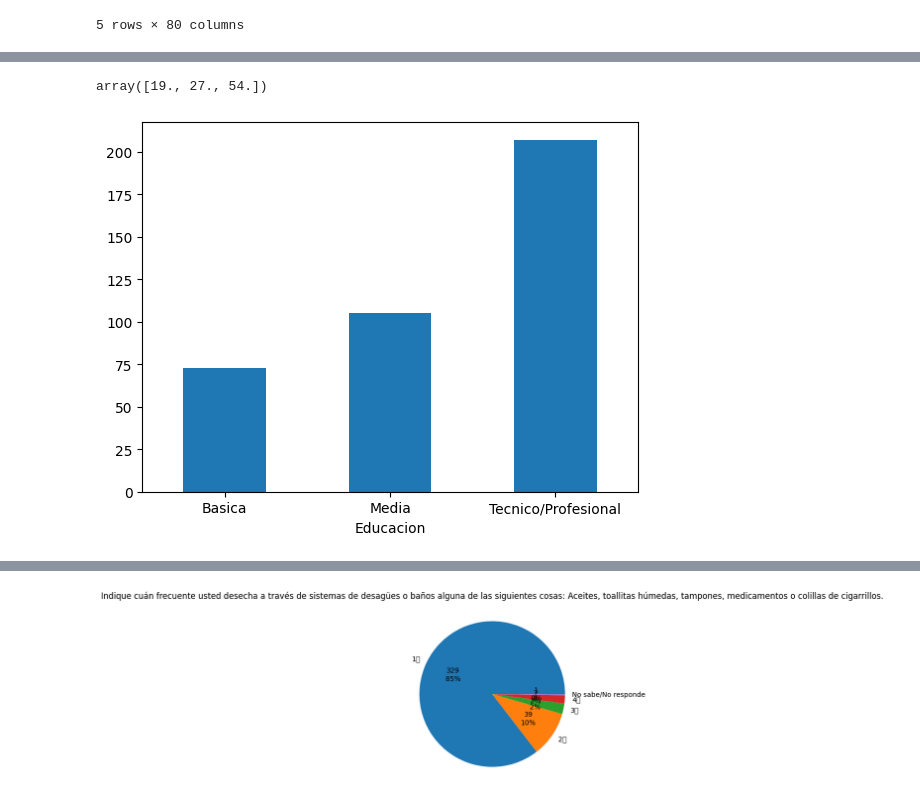
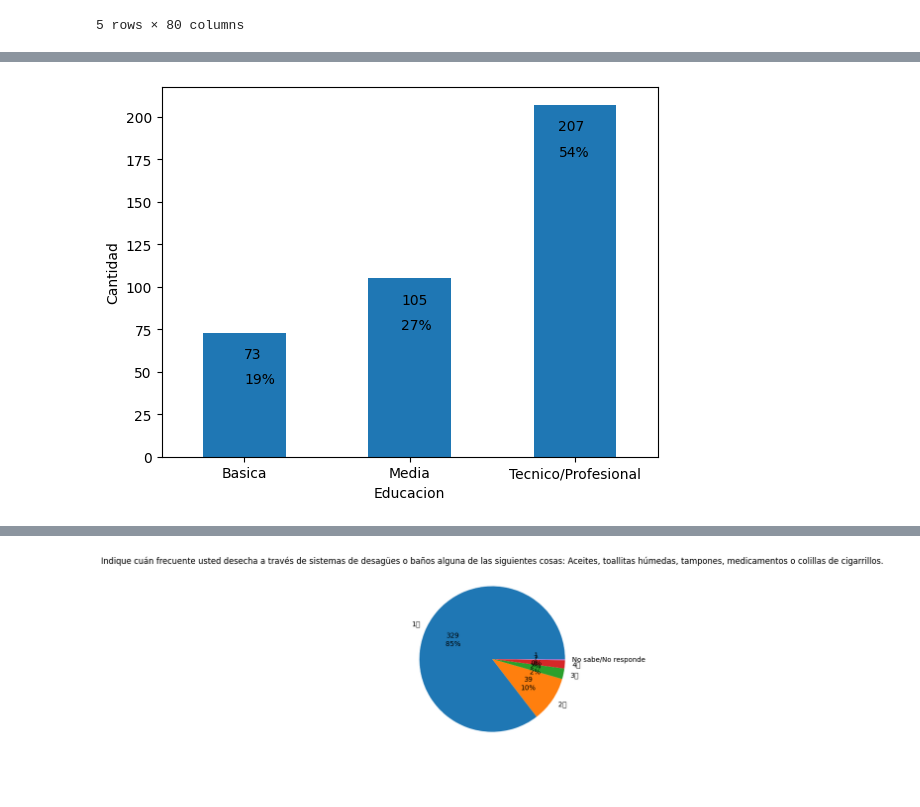
Before and after one commit to mqquiroz/HUCLAM, a Jupyter notebook: Datos_SPSS.ipynb, the cells around one changed output, grey strips where cells are left out. Drawn from its saved outputs; the diff is of its cells as text; code cells hidden in the pictures.

```diff
--- a/Datos_SPSS.ipynb
+++ b/Datos_SPSS.ipynb
@@ -153,0 +127,17 @@ df2.plot(kind='bar',rot=0)#,grid=True)
+# %%
+#df['Educacion'].tolist()
+df['Edad'].tolist()
+
+df2=df.groupby(['Edad']).size()
+df2.plot(kind='bar',rot=0,ylabel='Cantidad')#,grid=True)
+
+edad_valores = df2.value_counts().index.tolist()
+edad_valores = [49,83,82,82,89]
+per_edad_valores = np.round((edad_valores/np.sum(edad_valores))*100,0)
+#per_edad_valores
+
+for i in range(len(edad_valores)):
+  plt.text(0.95*i,edad_valores[i]-5,str(edad_valores[i]))
+  plt.text(0.95*i,edad_valores[i]-10,str(int(per_edad_valores[i]))+'%')
+
+#df2
@@ -154,10 +146,13 @@ df2.plot(kind='bar',rot=0)#,grid=True)
 # %%
 df3=df.groupby(['Educacion']).size()
-df3.plot(kind='bar',y='val',rot=0)
+df3.plot(kind='bar',ylabel='Cantidad',rot=0)
 edu_valores = df3.value_counts().index.tolist()
 edu_valores
 per_edu_valores = np.round((edu_valores/np.sum(edu_valores))*100,0)
-per_edu_valores
+#per_edu_valores
+
+for i in range(len(edu_valores)):
+  plt.text(0.95*i,edu_valores[i]-15,str(edu_valores[i]))
+  plt.text(0.95*i,edu_valores[i]-30,str(int(per_edu_valores[i]))+'%')
 # %% [output]
-array([19., 27., 54.])
-[figure, old version]
+[figure, new version]
```
Also changed, not shown: parts of 13 cells of this notebook.
